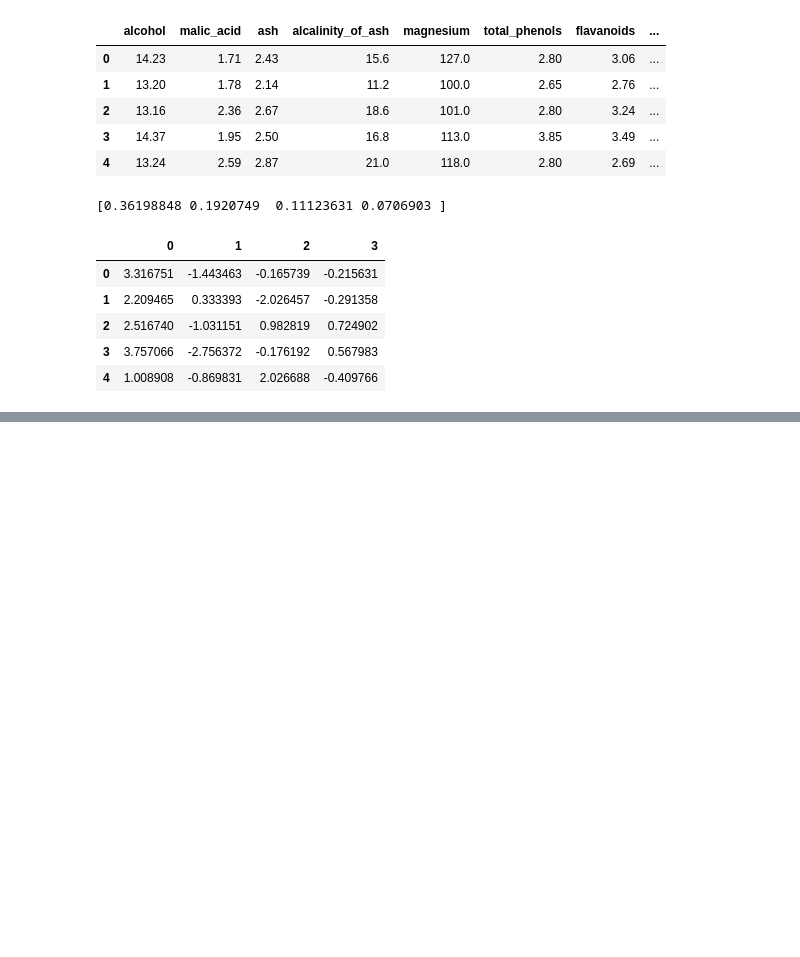
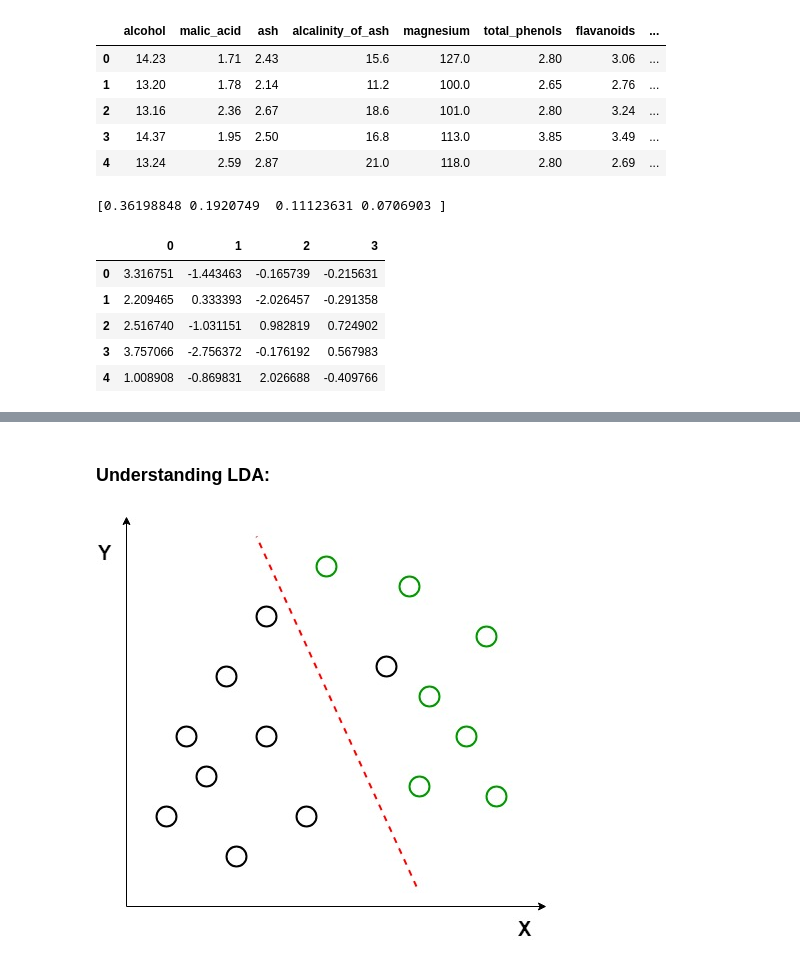
Before and after one commit to ramendrasingla/data-analysis-tutorial, a Jupyter notebook: Feature_Engineering_Tutorial.ipynb, the cells around one changed output, grey strips where cells are left out. Saved outputs shown, nothing was run; the diff lists cells and outputs as text; code cells hidden in the pictures; blank space fills up the shorter version.

```diff
--- a/Feature_Engineering_Tutorial.ipynb
+++ b/Feature_Engineering_Tutorial.ipynb
@@ -959,0 +993,6 @@ pca_df.head()
+# %% [markdown]
+### Understanding LDA:
+# %%
+Image(filename='/content/drive/MyDrive/Newton School/Feature Engineering/lda_eg_1.png')
+# %% [output]
+[figure, added]
```
Also changed, not shown: parts of 21 cells of this notebook.
